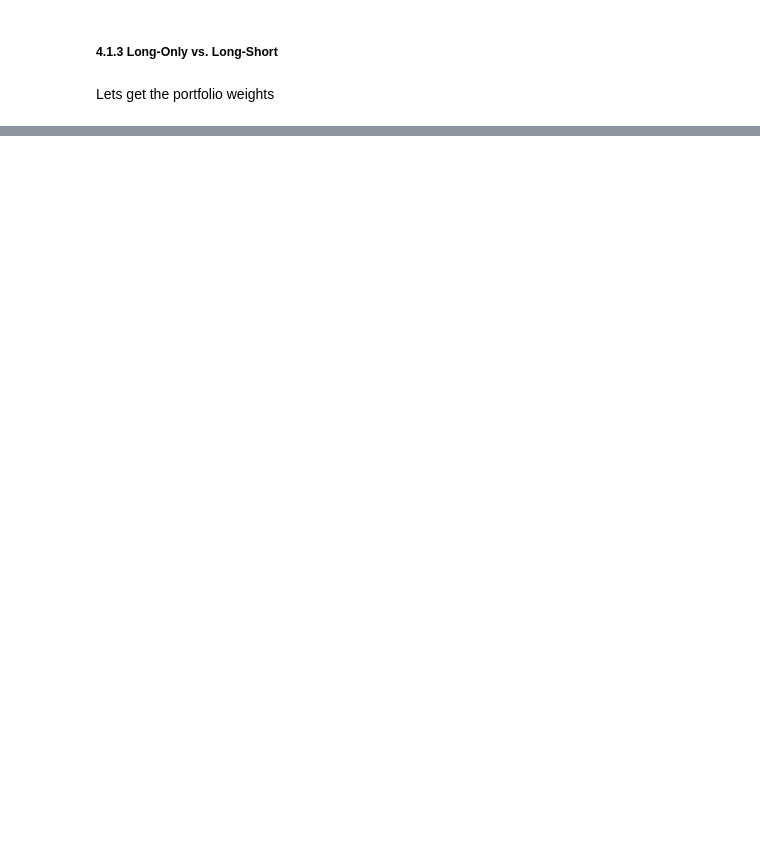
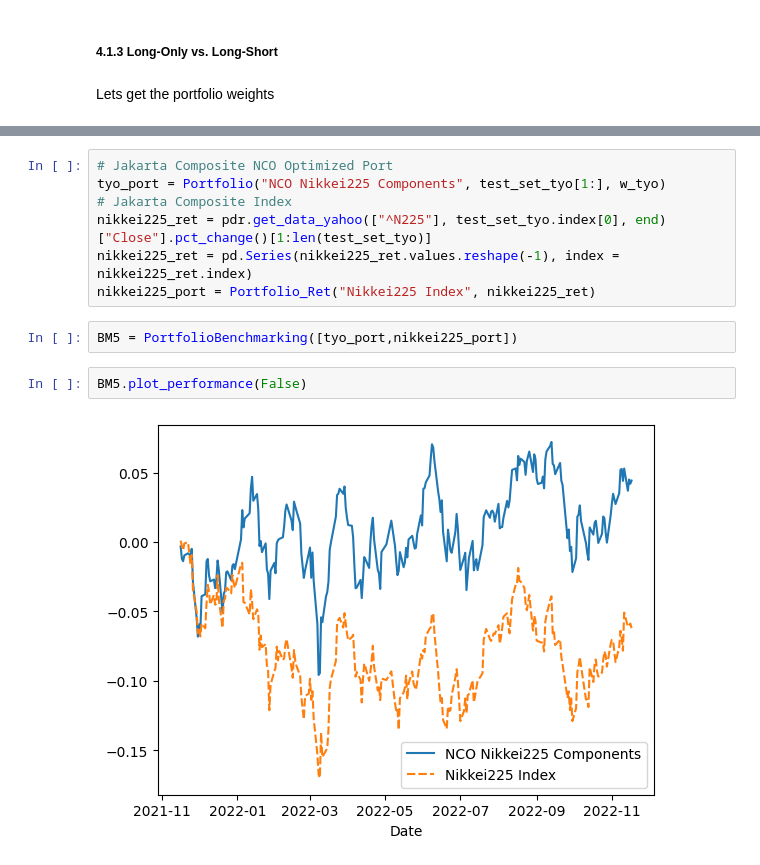
Before and after one commit to dariosandrucci/thesis, a Jupyter notebook: project_notebook.ipynb, the cells around one changed output, grey strips where cells are left out. Saved outputs shown, nothing was run; the diff lists cells and outputs as text; blank space fills up the shorter version.

```diff
--- a/project_notebook.ipynb
+++ b/project_notebook.ipynb
@@ -241,0 +293,13 @@ TypeError: optPort_nco() got an unexpected keyword argument 'constraint'
+# %%
+# Jakarta Composite NCO Optimized Port
+tyo_port = Portfolio("NCO Nikkei225 Components", test_set_tyo[1:], w_tyo)
+# Jakarta Composite Index
+nikkei225_ret = pdr.get_data_yahoo(["^N225"], test_set_tyo.index[0], end)["Close"].pct_change()[1:len(test_set_tyo)]
+nikkei225_ret = pd.Series(nikkei225_ret.values.reshape(-1), index = nikkei225_ret.index)
+nikkei225_port = Portfolio_Ret("Nikkei225 Index", nikkei225_ret)
+# %%
+BM5 = PortfolioBenchmarking([tyo_port,nikkei225_port])
+# %%
+BM5.plot_performance(False)
+# %% [output]
+[figure, added]
```
Also changed, not shown: parts of 28 cells of this notebook, 6 other files.
